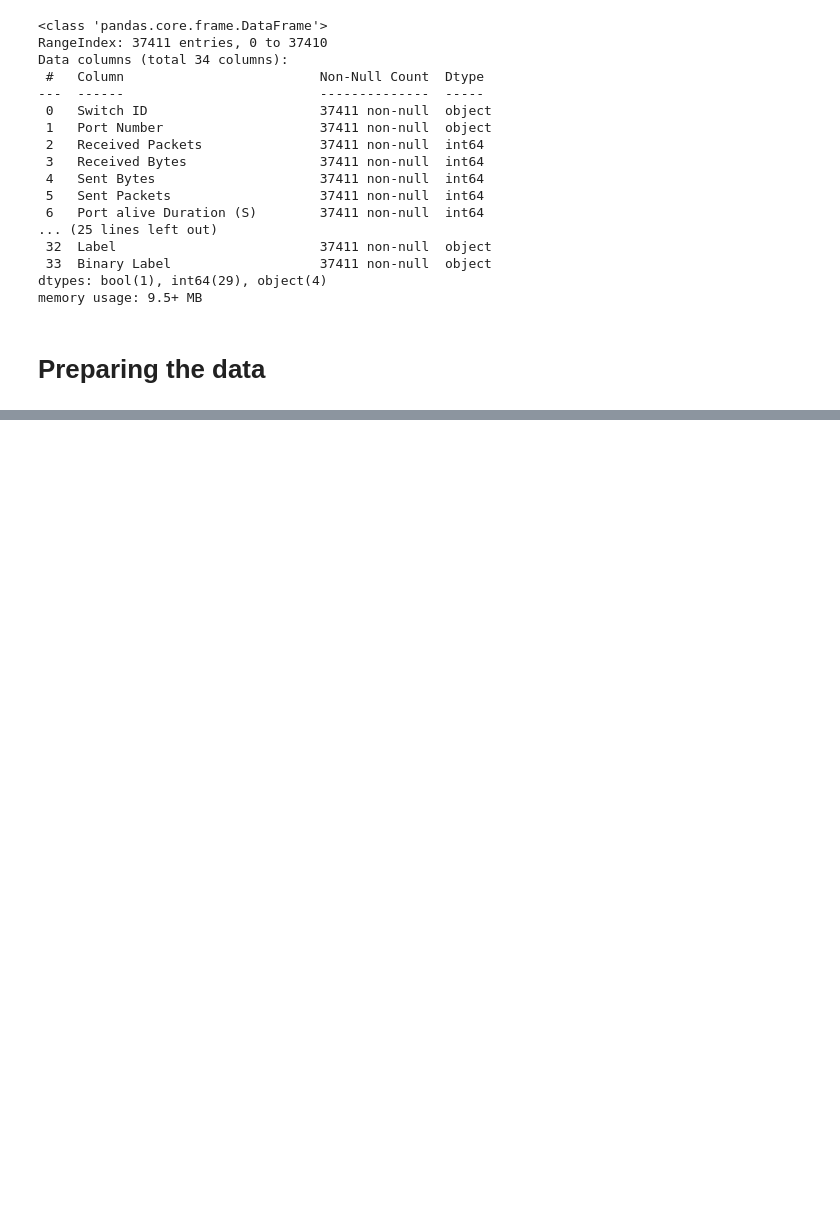
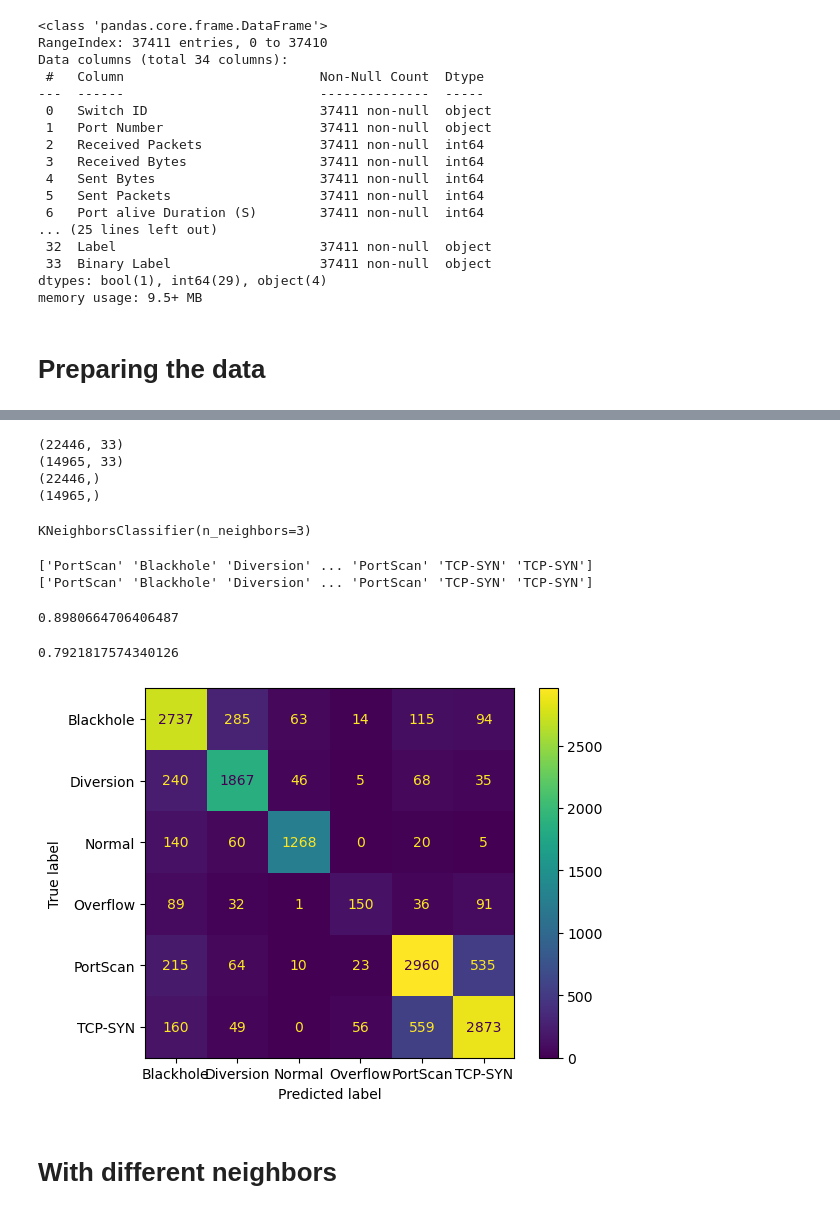
Before and after one commit to anandhumohan/UNR-IDD-Classification, a Jupyter notebook: UNR-IDD_KNN.ipynb, the cells around one changed output, grey strips where cells are left out. Drawn from its saved outputs; the diff is of its cells as text; code cells hidden in the pictures; blank space fills up the shorter version.

```diff
--- a/UNR-IDD_KNN.ipynb
+++ b/UNR-IDD_KNN.ipynb
@@ -43,3 +63,3 @@ memory usage: 9.5+ MB
 # %%
-X = df.drop('variety',axis=1).values
-y = df['variety'].values
+X = data.drop('Label',axis=1).values
+y = data['Label'].values
@@ -45,0 +78,39 @@ y = df['variety'].values
+# %%
+X_train, X_test, y_train, y_test = train_test_split (X, y, test_size = 0.4, random_state = 42)
+# %%
+print (X_train.shape)
+print (X_test.shape)
+print (y_train.shape)
+print (y_test.shape)
+# %% [output]
+(22446, 33)
+(14965, 33)
+(22446,)
+(14965,)
+# %%
+knn = KNeighborsClassifier(n_neighbors = 3)
+knn.fit(X_train, y_train)
+# %% [output]
+KNeighborsClassifier(n_neighbors=3)
+# %%
+y_pred = knn.predict(X_test)
+print (y_pred)
+print (y_test)
+# %% [output]
+['PortScan' 'Blackhole' 'Diversion' ... 'PortScan' 'TCP-SYN' 'TCP-SYN']
+['PortScan' 'Blackhole' 'Diversion' ... 'PortScan' 'TCP-SYN' 'TCP-SYN']
+# %%
+print (knn.score(X_train, y_train))
+print (knn.score(X_test, y_test))
+# %% [output]
+0.8980664706406487
+0.7921817574340126
+# %%
+cm = confusion_matrix(y_test, y_pred)
+disp = ConfusionMatrixDisplay(confusion_matrix = cm, display_labels = knn.classes_)
+disp.plot()
+plt.show()
+# %% [output]
+[figure, added]
+# %% [markdown]
+# With different neighbors
```
Also changed, not shown: parts of 6 cells of this notebook.
